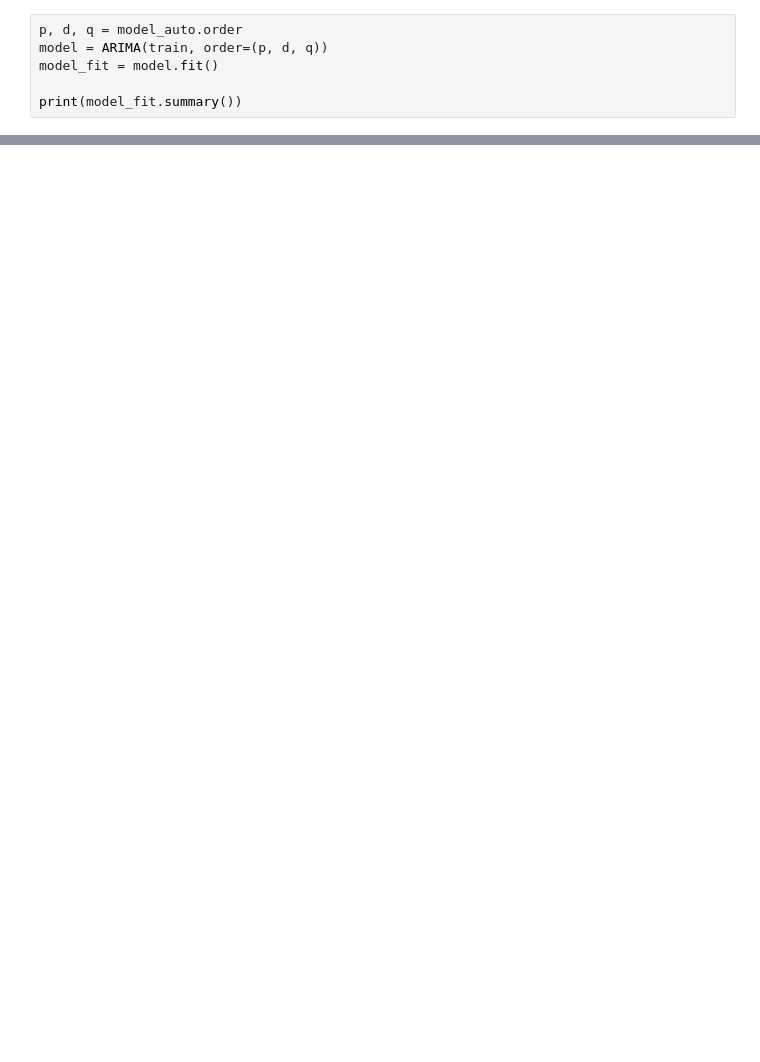
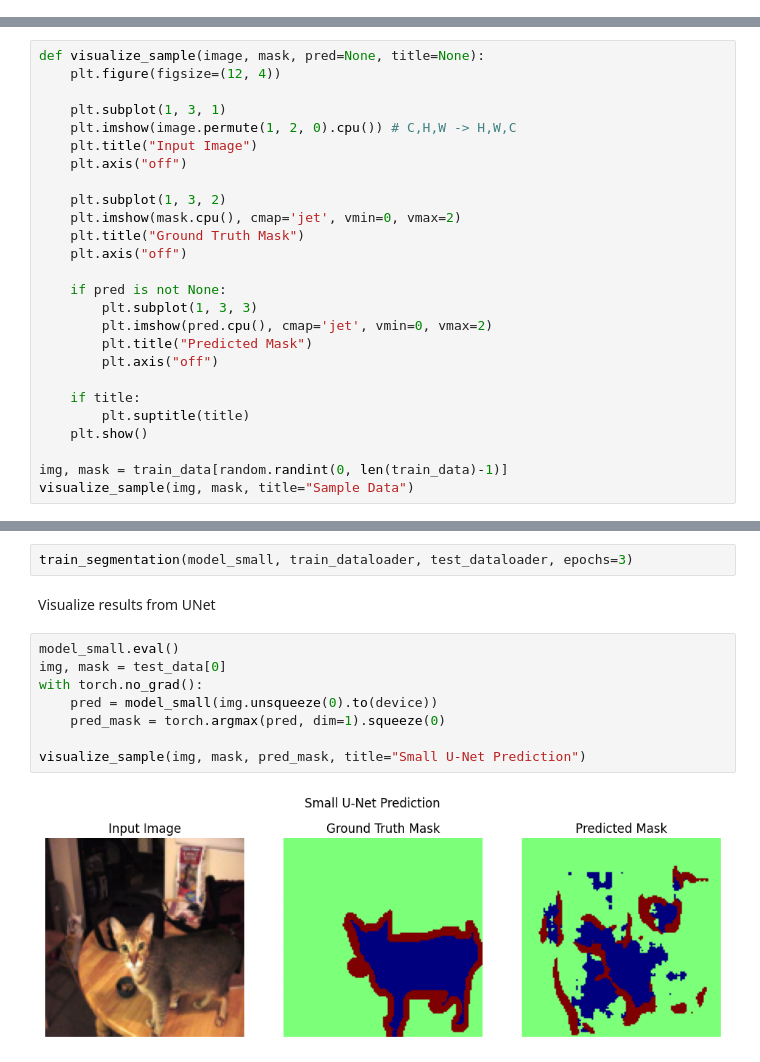
Before and after one commit to kankkw/229352-StatisticalLearning, a Jupyter notebook: Lab09.ipynb, the cells around one changed output, grey strips where cells are left out. Drawn from its saved outputs; the diff is of its cells as text; blank space fills up the shorter version.

Commit message:
Lab 09: Image Segmentation

```diff
--- a/Lab09.ipynb
+++ b/Lab09.ipynb
@@ -58,6 +2,0 @@ print(model_auto.summary())
-# %%
-p, d, q = model_auto.order
-model = ARIMA(train, order=(p, d, q))
-model_fit = model.fit()
-
-print(model_fit.summary())
@@ -76,0 +82,26 @@ plt.show()
+# %%
+def visualize_sample(image, mask, pred=None, title=None):
+    plt.figure(figsize=(12, 4))
+
+    plt.subplot(1, 3, 1)
+    plt.imshow(image.permute(1, 2, 0).cpu()) # C,H,W -> H,W,C
+    plt.title("Input Image")
+    plt.axis("off")
+
+    plt.subplot(1, 3, 2)
+    plt.imshow(mask.cpu(), cmap='jet', vmin=0, vmax=2)
+    plt.title("Ground Truth Mask")
+    plt.axis("off")
+
+    if pred is not None:
+        plt.subplot(1, 3, 3)
+        plt.imshow(pred.cpu(), cmap='jet', vmin=0, vmax=2)
+        plt.title("Predicted Mask")
+        plt.axis("off")
+
+    if title:
+        plt.suptitle(title)
+    plt.show()
+
+img, mask = train_data[random.randint(0, len(train_data)-1)]
+visualize_sample(img, mask, title="Sample Data")
@@ -76,0 +263,14 @@ plt.show()
+# %%
+train_segmentation(model_small, train_dataloader, test_dataloader, epochs=3)
+# %% [markdown]
+Visualize results from UNet
+# %%
+model_small.eval()
+img, mask = test_data[0]
+with torch.no_grad():
+    pred = model_small(img.unsqueeze(0).to(device))
+    pred_mask = torch.argmax(pred, dim=1).squeeze(0)
+
+visualize_sample(img, mask, pred_mask, title="Small U-Net Prediction")
+# %% [output]
+[figure, added]
```
Also changed, not shown: parts of 31 cells of this notebook.
